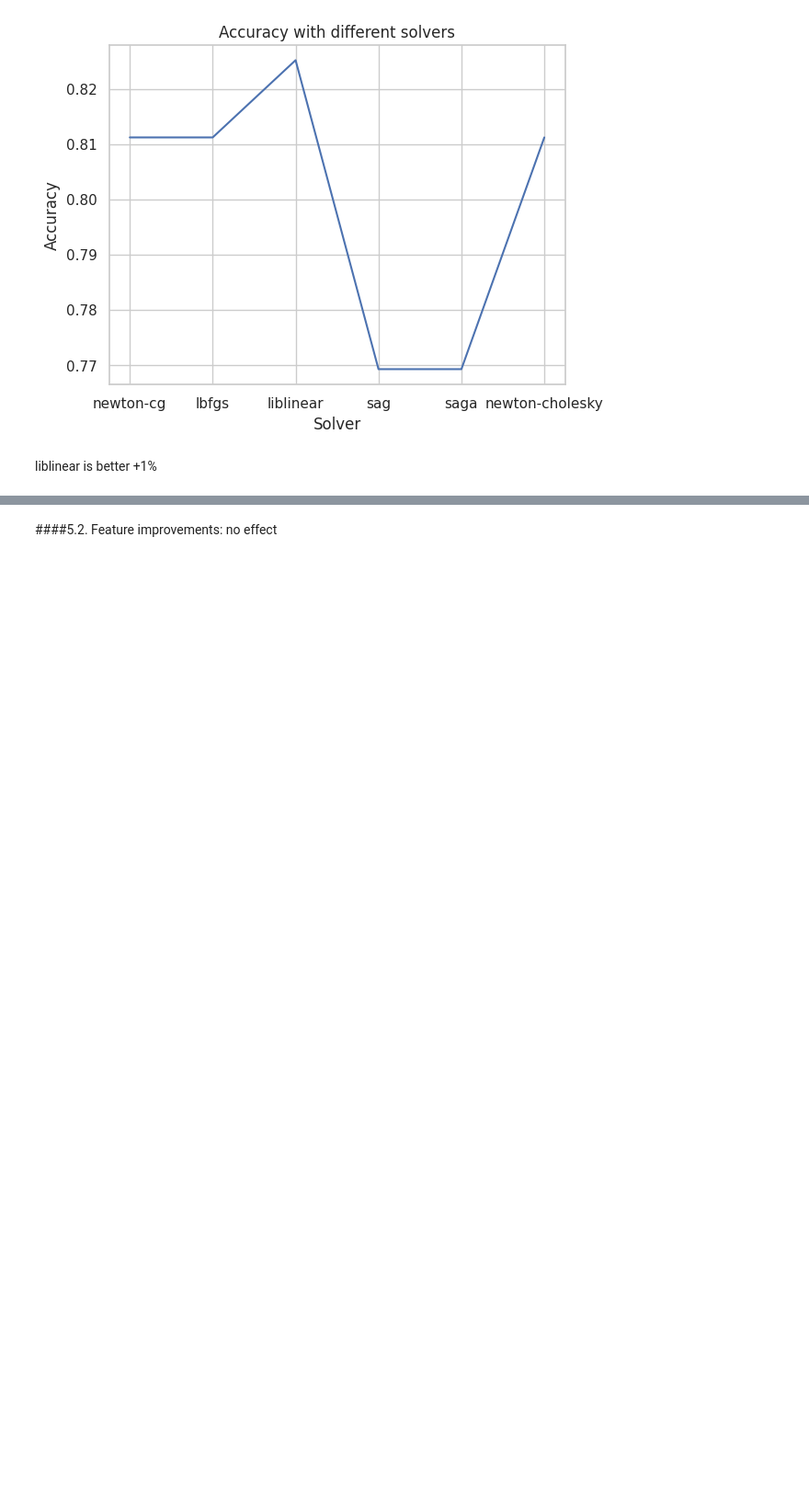
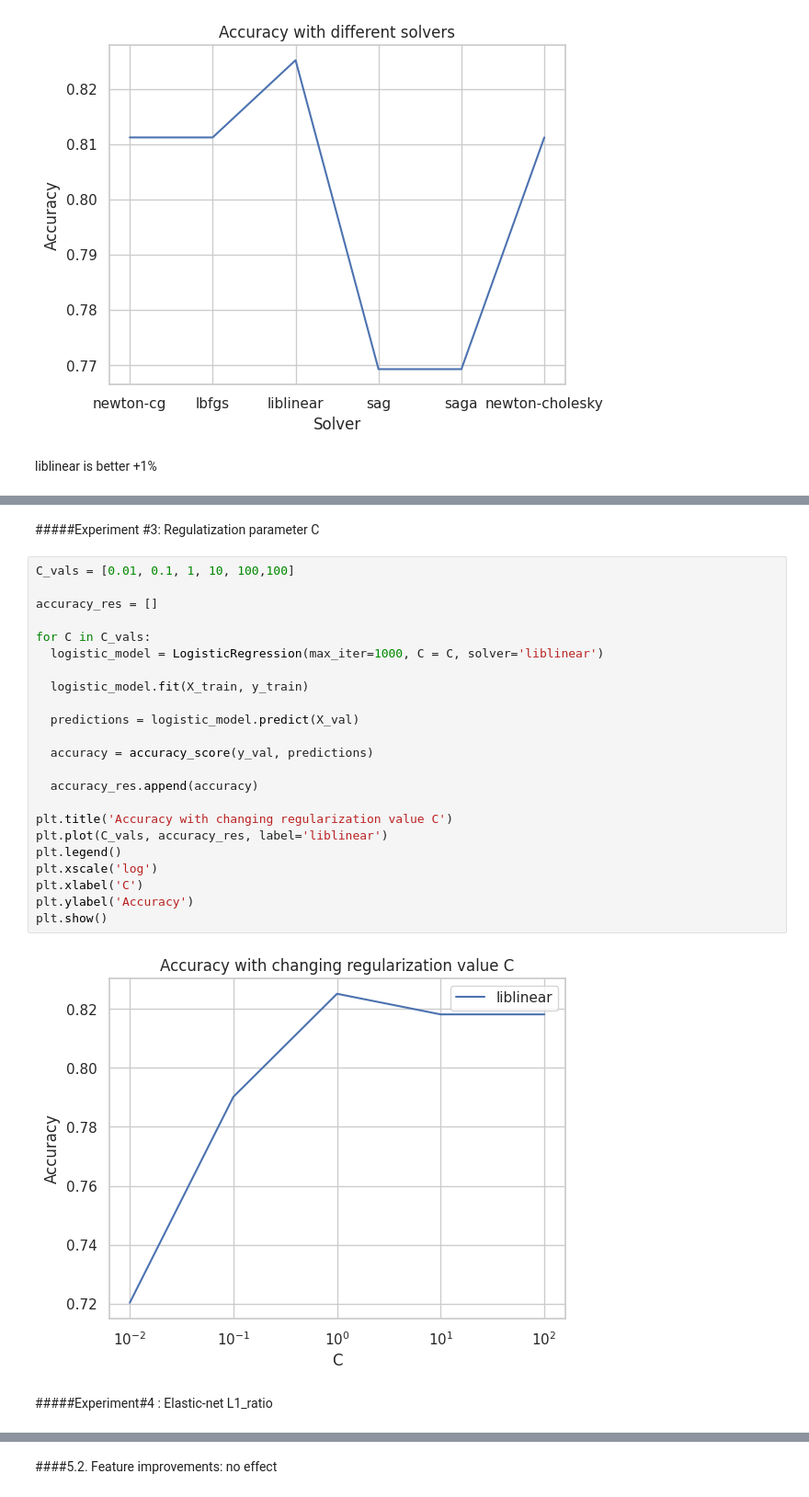
Before and after one commit to Bica-plus-equals/Titanic-Logistic-Regression, a Jupyter notebook: LogisticRegression_Project1.ipynb, the cells around one changed output, grey strips where cells are left out. Shown at 92% size. Saved outputs shown, nothing was run; the diff lists cells and outputs as text; blank space fills up the shorter version.

```diff
--- a/LogisticRegression_Project1.ipynb
+++ b/LogisticRegression_Project1.ipynb
@@ -338,0 +306,29 @@ plt.show()
+# %% [markdown]
+#####Experiment #3: Regulatization parameter C
+# %%
+C_vals = [0.01, 0.1, 1, 10, 100,100]
+
+accuracy_res = []
+
+for C in C_vals:
+  logistic_model = LogisticRegression(max_iter=1000, C = C, solver='liblinear')
+
+  logistic_model.fit(X_train, y_train)
+
+  predictions = logistic_model.predict(X_val)
+
+  accuracy = accuracy_score(y_val, predictions)
+
+  accuracy_res.append(accuracy)
+
+plt.title('Accuracy with changing regularization value C')
+plt.plot(C_vals, accuracy_res, label='liblinear')
+plt.legend()
+plt.xscale('log')
+plt.xlabel('C')
+plt.ylabel('Accuracy')
+plt.show()
+# %% [output]
+[figure, added]
+# %% [markdown]
+#####Experiment#4 : Elastic-net L1_ratio
```
Also changed, not shown: parts of 15 cells of this notebook.
